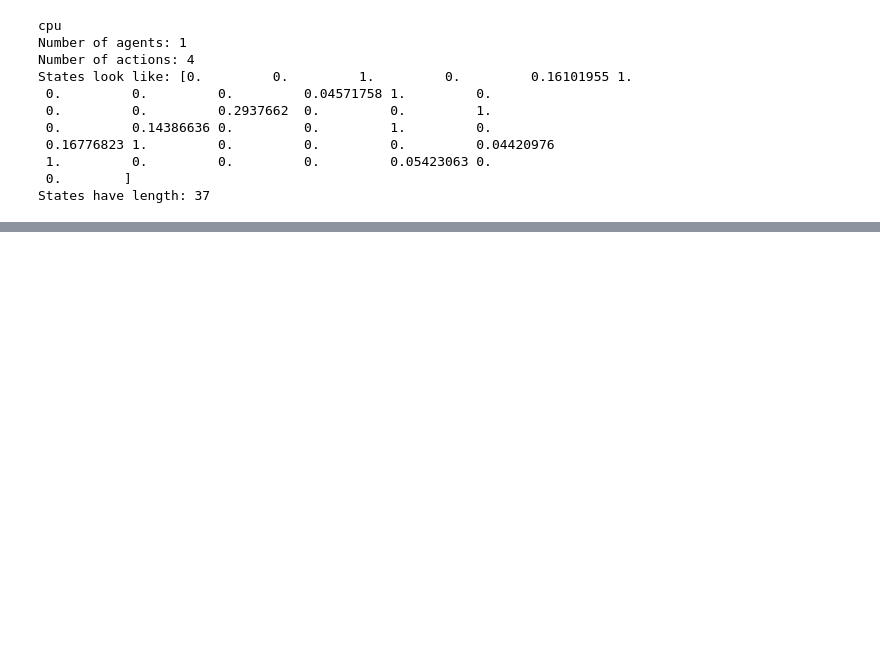
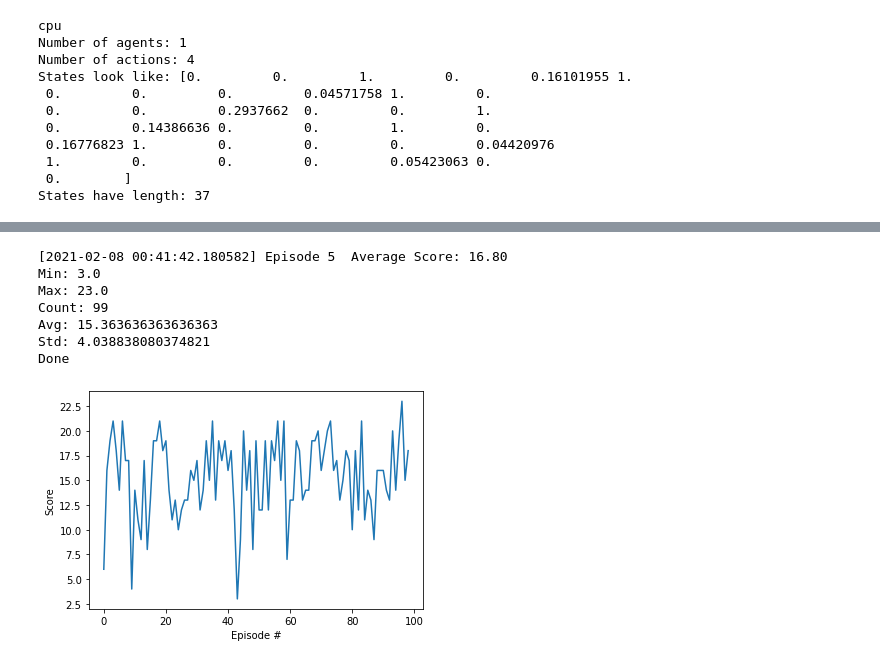
Before and after one commit to lapiz/udacity-drlnd-project-1-Navigation, a Jupyter notebook: Navigation.ipynb, the cells around one changed output, grey strips where cells are left out. Cells and saved outputs as stored; diff of their text form; code cells hidden in the pictures; blank space fills up the shorter version.

```diff
--- a/Navigation.ipynb
+++ b/Navigation.ipynb
@@ -203,0 +240,35 @@ False
+# %%
+## Test runs
+
+def runTestOnce(env, agent):
+    score = 0
+    env_info = env.reset(train_mode=False)[brain_name]
+    state = env_info.vector_observations[0]
+    done = False
+    while not done:
+        action = agent.act(state, 0 )
+        env_info = env.step(action)[brain_name]
+        next_state = env_info.vector_observations[0]
+        reward = env_info.rewards[0]
+        done = env_info.local_done[0]
+        agent.step(state, action, reward, next_state, done)
+        score += reward
+        state = next_state
+    return score
+
+agent.Load('model.pt')
+scores = Scores(13, 10, False)
+for i_episode in range(1, 100):
+    score = runTestOnce(env, agent)
+    scores.AddScore(score)
+
+scores.FlushLog('test', True)
+# %% [output]
+[2021-02-08 00:41:42.180582] Episode 5  Average Score: 16.80
+Min: 3.0
+Max: 23.0
+Count: 99
+Avg: 15.363636363636363
+Std: 4.038838080374821
+Done
+[figure, added]
```
Also changed, not shown: parts of 6 cells of this notebook, 8 other files.
